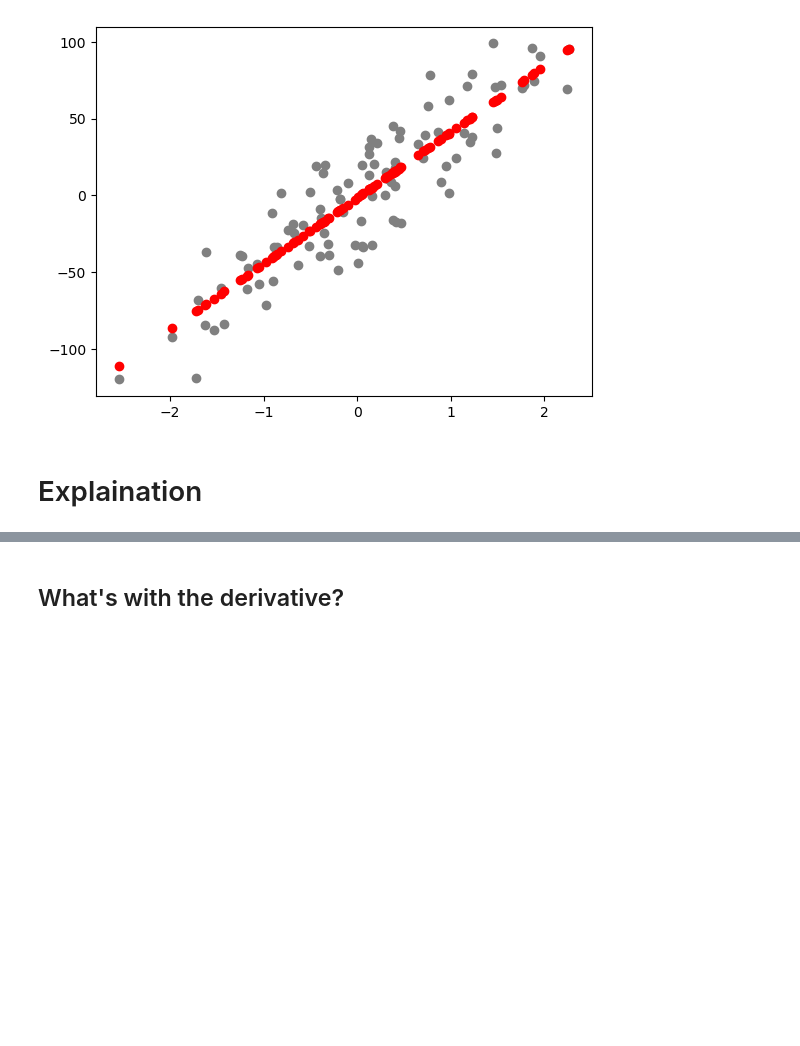
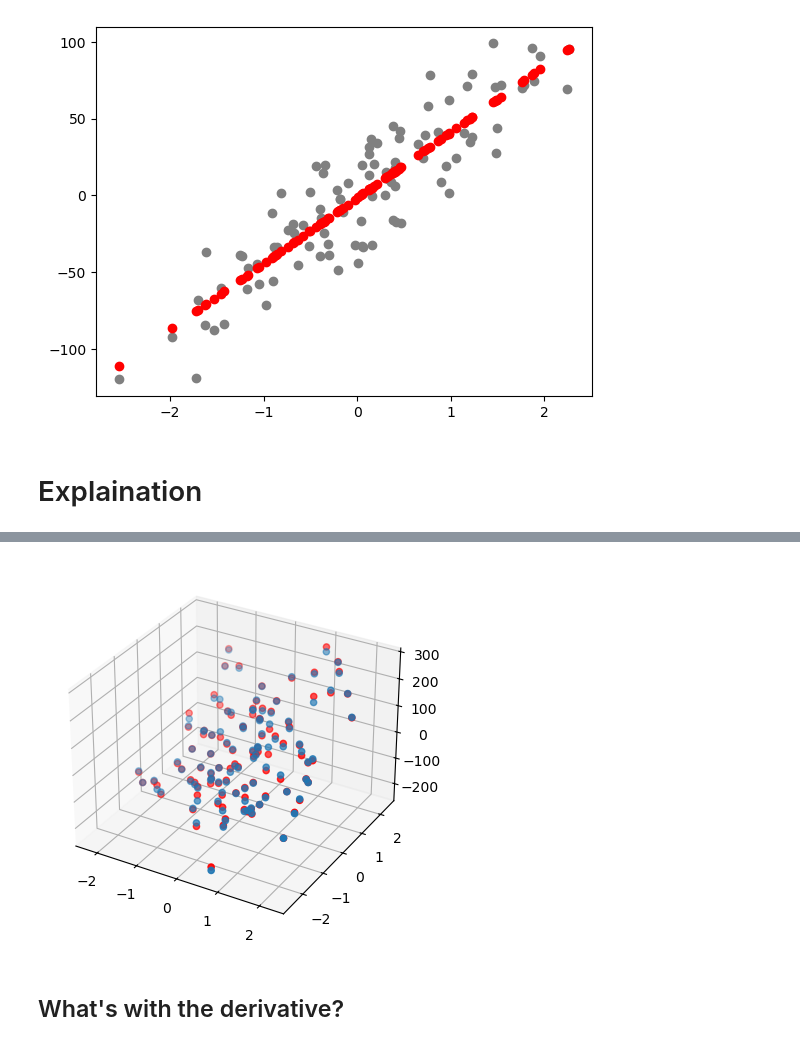
Before and after one commit to danjelito/ml-from-scratch, a Jupyter notebook: linreg.ipynb, the cells around one changed output, grey strips where cells are left out. Drawn from its saved outputs; the diff is of its cells as text; code cells hidden in the pictures; blank space fills up the shorter version.

```diff
--- a/linreg.ipynb
+++ b/linreg.ipynb
@@ -20,11 +20,24 @@ from typing import List
 
 class LinearRegression:
     def __init__(self, lr: float = 0.01, n_epochs: int = 1000) -> None:
+        """Initialize model.
+
+        :param float lr: Learning rate, defaults to 0.01
+        :param int n_epochs: Number of iterations, defaults to 1000
+        """
         self.lr = lr
         self.n_epochs = n_epochs
 
     def fit(self, xs: List[List[float]], ys: List[float]) -> None:
+        """Fit the model to dataset.
+
+        :param List[List[float]] xs: x.
+        :param List[float] ys: y.
+        """
+        xs = np.asarray(xs)
+        ys = np.asarray(ys)
         n_samples, n_features = xs.shape
+        # initialize weights and biases
         self.weights = np.zeros(n_features)
         self.biases = 0
 
@@ -36,7 +49,13 @@ class LinearRegression:
             self.weights = self.weights + dw * self.lr
             self.biases = self.biases + db * self.lr
 
-    def predict(self, xs: List[List[float]]) -> None:
+    def predict(self, xs: List[List[float]]) -> List[float]:
+        """Predict.
+
+        :param List[List[float]] xs: x.
+        :return List[float]: y_pred.
+        """
+        xs = np.asarray(xs)
         return np.dot(xs, self.weights) + self.biases
 
 
@@ -54,3 +90,16 @@ plt.show()
+# %%
+lr = LinearRegression()
+lr.fit(xs, ys)
+y_preds = lr.predict(xs)
+
+fig = plt.figure()
+ax = fig.add_subplot(111, projection="3d")
+
+ax.scatter(xs[:, 0], xs[:, 1], ys.reshape(-1, 1), color="red")
+ax.scatter(xs[:, 0], xs[:, 1], y_preds.reshape(-1, 1))
+plt.show()
+# %% [output]
+[figure, added]
 # %% [markdown]
 ## What's with the derivative?
 # %%
```
Also changed, not shown: parts of 4 cells of this notebook, 2 other files.
